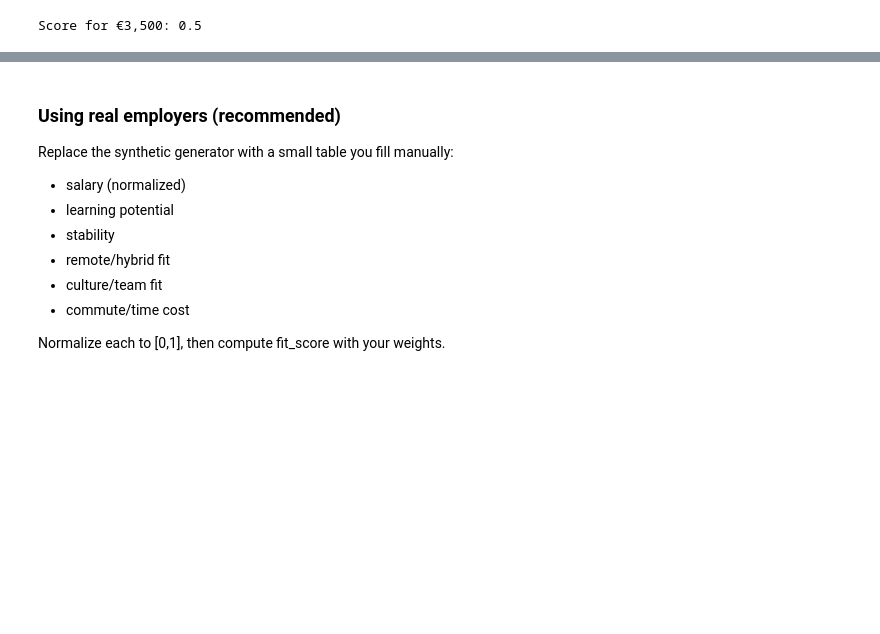
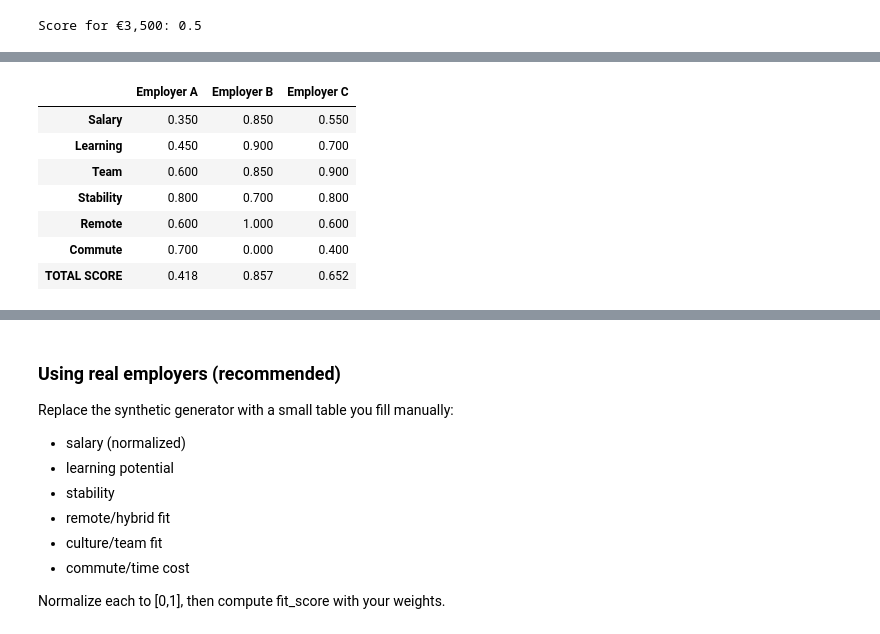
Before and after one commit to do-while-do/the-37percentage-rule, a Jupyter notebook: prime_37_job_search_37percentage_rule.ipynb, the cells around one changed output, grey strips where cells are left out. Drawn from its saved outputs; the diff is of its cells as text; code cells hidden in the pictures; blank space fills up the shorter version.

```diff
--- a/prime_37_job_search_37percentage_rule.ipynb
+++ b/prime_37_job_search_37percentage_rule.ipynb
@@ -78,0 +197,34 @@ Score for €3,500: 0.5
+# %%
+import pandas as pd
+
+# Define the weights from our previous steps
+weights = {
+    'Salary': 0.35, 'Learning': 0.30, 'Team': 0.20,
+    'Stability': 0.10, 'Remote': 0.05, 'Commute': 0.10
+}
+
+data = {
+    'Employer A': [0.35, 0.45, 0.6, 0.8, 0.6, 0.7],
+    'Employer B': [0.85, 0.9, 0.85, 0.7, 1.0, 0.0],
+    'Employer C': [0.55, 0.7, 0.9, 0.8, 0.6, 0.4]
+}
+
+df = pd.DataFrame(data, index=['Salary', 'Learning', 'Team', 'Stability', 'Remote', 'Commute'])
+
+# Calculate Final Score: (Sum of Weighted Factors) - (Commute Penalty * Weight)
+def calculate_total(col):
+    positive_factors = col.iloc[:-1].multiply(pd.Series(weights)).sum()
+    penalty = col.iloc[-1] * weights['Commute']
+    return round(positive_factors - penalty, 3)
+
+df.loc['TOTAL SCORE'] = df.apply(calculate_total)
+df
+# %% [output]
+|  | Employer A | Employer B | Employer C |
+| Salary | 0.350 | 0.850 | 0.550 |
+| Learning | 0.450 | 0.900 | 0.700 |
+| Team | 0.600 | 0.850 | 0.900 |
+| Stability | 0.800 | 0.700 | 0.800 |
+| Remote | 0.600 | 1.000 | 0.600 |
+| Commute | 0.700 | 0.000 | 0.400 |
+| TOTAL SCORE | 0.418 | 0.857 | 0.652 |
```
Also changed, not shown: parts of 12 cells of this notebook.
